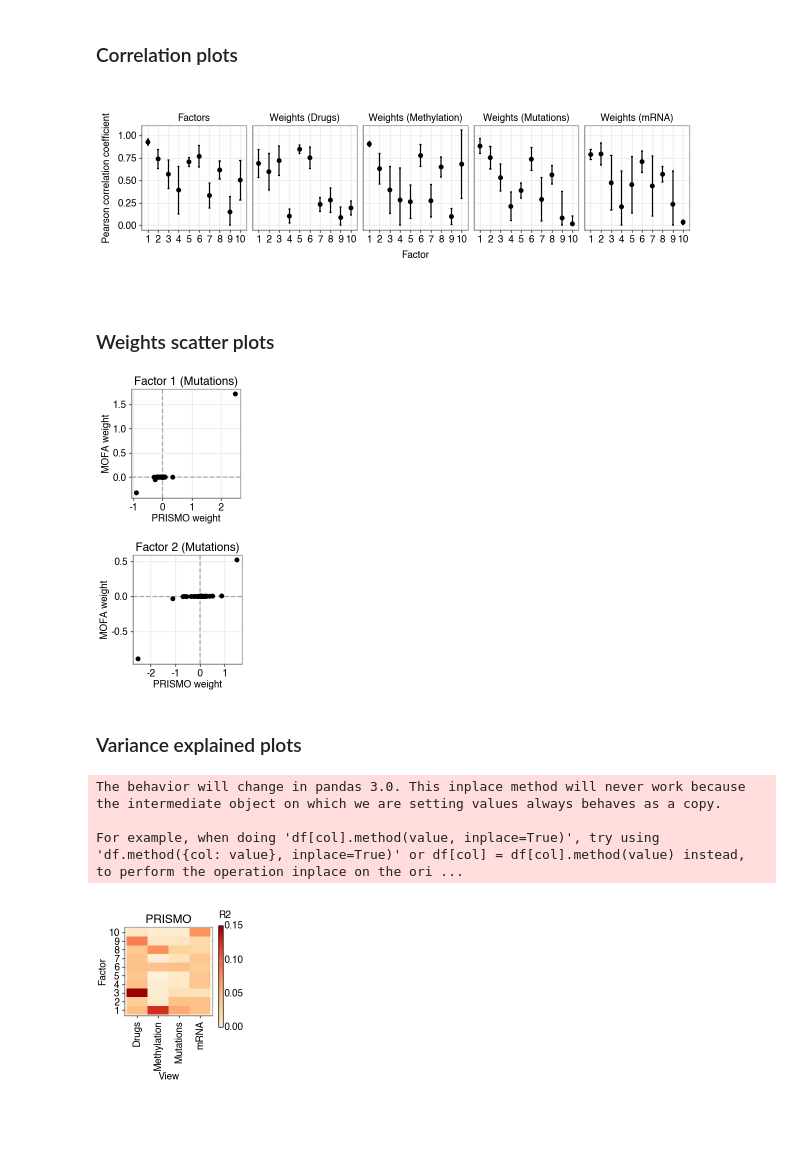
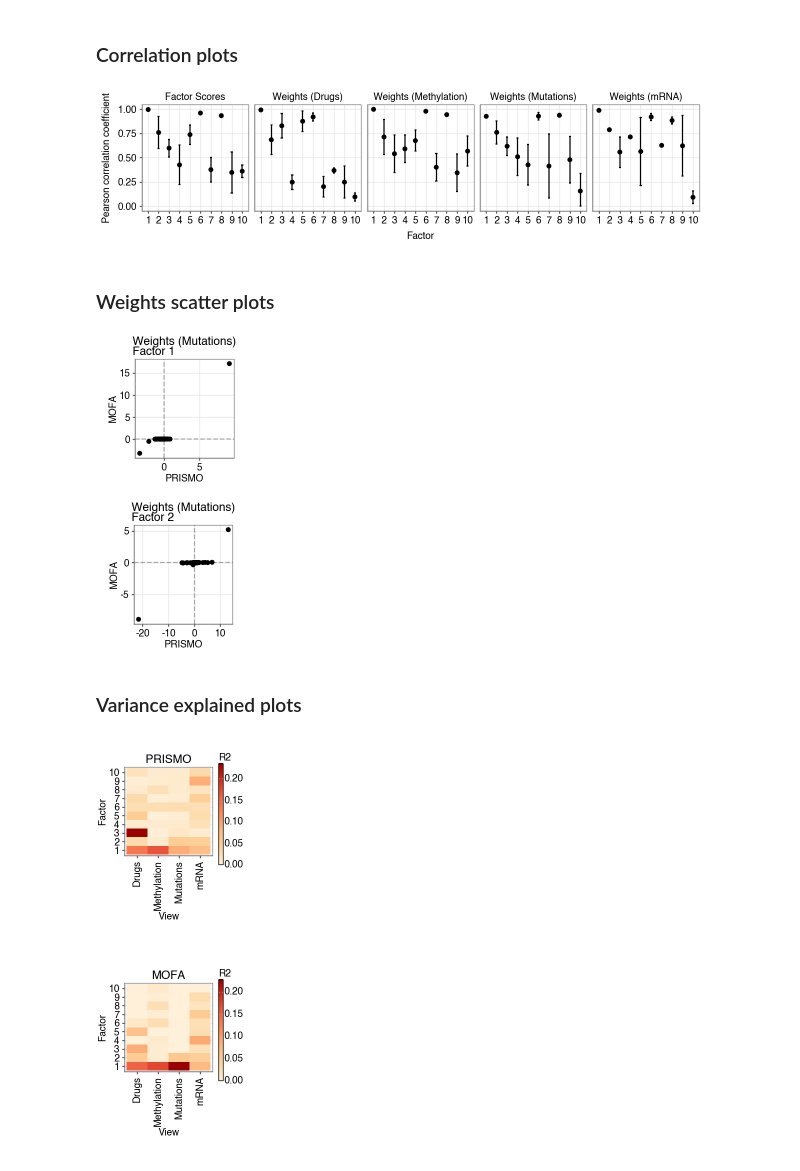
Before and after one commit to bioFAM/mofaflex-analysis, a Jupyter notebook: comparison_mofa/analysis.ipynb, the cells around one changed output. Drawn from its saved outputs; the diff is of its cells as text; code cells hidden in the pictures; blank space fills up the shorter version.

```diff
--- a/comparison_mofa/analysis.ipynb
+++ b/comparison_mofa/analysis.ipynb
@@ -108,3 +109,18 @@ for seed in range(10):
+# %%
+z_prismo = {}
+w_prismo = {}
+r2_prismo = {}
+prismo_model = {}
+for seed in range(10):
+    prismo_model[seed] = PRISMO.load(f"models_hs/prismo_{seed}.h5")
+    z_prismo[seed] = prismo_model[seed].get_factors()['group_1']
+    w_prismo[seed] = {}
+    for view in view_names.keys():
+        w_prismo[seed][view_names[view]] = prismo_model[seed].get_weights()[view].T
+    r2_prismo[seed] = prismo_model[seed].get_r2()['group_1'].reset_index(names="Factor").melt(id_vars="Factor", var_name="View", value_name="R2")
+    r2_prismo[seed].replace({"View" : view_names}, inplace=True)
+    r2_prismo[seed].replace({"Factor": {f"Factor {i}": f"{i}" for i in range(1, mofa_model.nfactors + 1)}}, inplace=True)
+    r2_prismo[seed]["Factor"] = pd.Categorical(r2_prismo[seed]["Factor"], categories=[f"{i+1}" for i in range(prismo_model[seed].n_factors)], ordered=True)
 # %% [markdown]
 ### Factor matching based on correlation
 # %%
@@ -120,22 +136,8 @@ for seed in range(10):
         w_prismo[seed][view] = w_prismo[seed][view] * z_signs.reshape(1, -1)
         w_prismo[seed][view].columns = [f"Factor {i+1}" for i in range(w_prismo[seed][view].shape[1])]
 
-    r2_prismo[seed] = prismo_model[seed].get_r2()['group_1']
-    r2_prismo[seed] = prismo_model[seed].get_r2()['group_1'].iloc[z_prismo_inds]
-    r2_prismo[seed].index = [f"Factor {i+1}" for i in range(prismo_model[seed].n_factors)]
-    r2_prismo[seed] = r2_prismo[seed].reset_index(names="Factor").melt(id_vars="Factor", var_name="View", value_name="R2")
-
-w_prismo_mean = {}
-for view in w_prismo[0].keys():
-    w_prismo_mean[view] = pd.concat([w_prismo[seed][view] for seed in range(10)], axis=0).groupby(level=0).mean()
-
-r2_prismo_mean = pd.concat([r2_prismo[seed] for seed in range(10)], axis=0).groupby(["Factor", "View"]).mean().reset_index()
-r2_prismo_mean.replace({f"Factor {i}" : f"{i}" for i in range(1, 11)}, inplace=True)
-r2_mofa.replace({f"Factor{i}" : f"{i}" for i in range(1, 11)}, inplace=True)
-
-r2_prismo_mean["Factor"] = pd.Categorical(r2_prismo_mean["Factor"], categories=[f"{i}" for i in range(1, 11)], ordered=True)
-r2_mofa["Factor"] = pd.Categorical(r2_mofa["Factor"], categories=[f"{i}" for i in range(1, 11)], ordered=True)
-r2_mofa["R2"] = r2_mofa["R2"] / 100
+    replace_dict = {f"{j+1}" : f"{i+1}" for i, j in enumerate(z_prismo_inds)}
+    r2_prismo[seed].replace({"Factor" : replace_dict}, inplace=True)
 # %% [markdown]
 ### Correlation plots
 # %%
@@ -147,48 +149,42 @@ for seed in range(10):
     df.append(pd.DataFrame(corr, columns=["corr"]))
     df[-1]["seed"] = seed
     df[-1]["factor"] = [f"{i+1}" for i in range(z_prismo[seed].shape[1])]
-    df[-1]["lv"] = "Factors"
+    df[-1]["lv"] = "Factor Scores"
 
     for view in w_prismo[seed].keys():
         corr = []
         for i in range(w_prismo[seed][view].shape[1]):
             corr.append(pearsonr(w_prismo[seed][view].iloc[:, i], w_mofa[view].iloc[:, i])[0])
         df.append(pd.DataFrame(corr, columns=[f"corr"]))
         df[-1]["seed"] = seed
         df[-1]["factor"] = [f"{i+1}" for i in range(w_prismo[seed][view].shape[1])]
         df[-1]["lv"] = f"Weights ({view})"
 
 df = pd.concat(df, axis=0)
 
 df = df.groupby(["factor", "lv"])["corr"].aggregate(["mean", "std"]).reset_index()
 df["min"] = df["mean"] - df["std"]
 df["max"] = df["mean"] + df["std"]
 df["factor"] = pd.Categorical(df["factor"], categories=[f"{i+1}" for i in range(10)], ordered=True)
 df["min"] = np.clip(df["min"], a_min=0, a_max=10)
 df["max"] = np.clip(df["max"], a_min=0, a_max=10)
 
-df.replace({
-    "Weights (mrna)" : "Weights (mRNA)",
-    "Weights (methylation)" : "Weights (Methylation)",
-    "Weights (drugs)" : "Weights (Drugs)",
-    "Weights (mutations)" : "Weights (Mutations)",
-}, inplace=True)
-
 plot = (
     ggplot(df, aes(x="factor", y="mean"))
     + geom_point(size=1.)
     + geom_line()
     + geom_errorbar(aes(ymin="min", ymax="max"), width=0.2)
     + facet_wrap("~lv", scales="fixed", ncol=5)
     + theme(
-        figure_size=(6, 2),
+        figure_size=(6.1, 1.6),
     )
     + labs(x="Factor", y="Pearson correlation coefficient")
+    + ylim(0, 1)
 )
 plot.save("plots/correlations.pdf")
 plot.show()
 # %% [output]
-[figure, old version]
+[figure, new version]
 # %% [markdown]
 ### Weights scatter plots
 # %%
@@ -219,17 +205,16 @@ def plot_weights(view, factor, w_prismo_mean, w_mofa):
     )
     return plot
 # %%
-plot = plot_weights("mutations", "Factor 1", w_prismo_mean, w_mofa)
+plot = plot_weights("Mutations", "Factor 1", w_prismo[0], w_mofa)
 plot.save("plots/mutations_factor1_weights.pdf")
 plot.show()
+
+plot = plot_weights("Mutations", "Factor 2", w_prismo[0], w_mofa)
+plot.save("plots/mutations_factor2_weights.pdf")
+plot.show()
 # %% [output]
-[figure, old version]
+[figure, new version]
+[figure, added]
-# %%
-plot = plot_weights("mutations", "Factor 2", w_prismo_mean, w_mofa)
-plot.save("plots/mutations_factor2_weights.pdf")
-plot.show()
-# %% [output]
-[figure, removed]
 # %% [markdown]
 ### Variance explained plots
 # %%
@@ -253,12 +228,15 @@ def plot_r2(df, title=None):
     )
     return plot
 # %%
-plot = plot_r2(r2_prismo_mean, "PRISMO")
+plot = plot_r2(r2_prismo[0], "PRISMO")
 fig = plot.draw()
 fig.savefig(f"plots/variance_explained_prismo.pdf")
 plot.show()
+
+plot = plot_r2(r2_mofa, "MOFA")
+fig = plot.draw()
+fig.savefig(f"plots/variance_explained_mofa.pdf")
+plot.show()
 # %% [output]
-The behavior will change in pandas 3.0. This inplace method will never work because the intermediate object on which we are setting values always behaves as a copy.
-
-For example, when doing 'df[col].method(value, inplace=True)', try using 'df.method({col: value}, inplace=True)' or df[col] = df[col].method(value) instead, to perform the operation inplace on the ori ...
-[figure, old version]
+[figure, new version]
+[figure, added]
```
Also changed, not shown: parts of 13 cells of this notebook, 3 other files.
